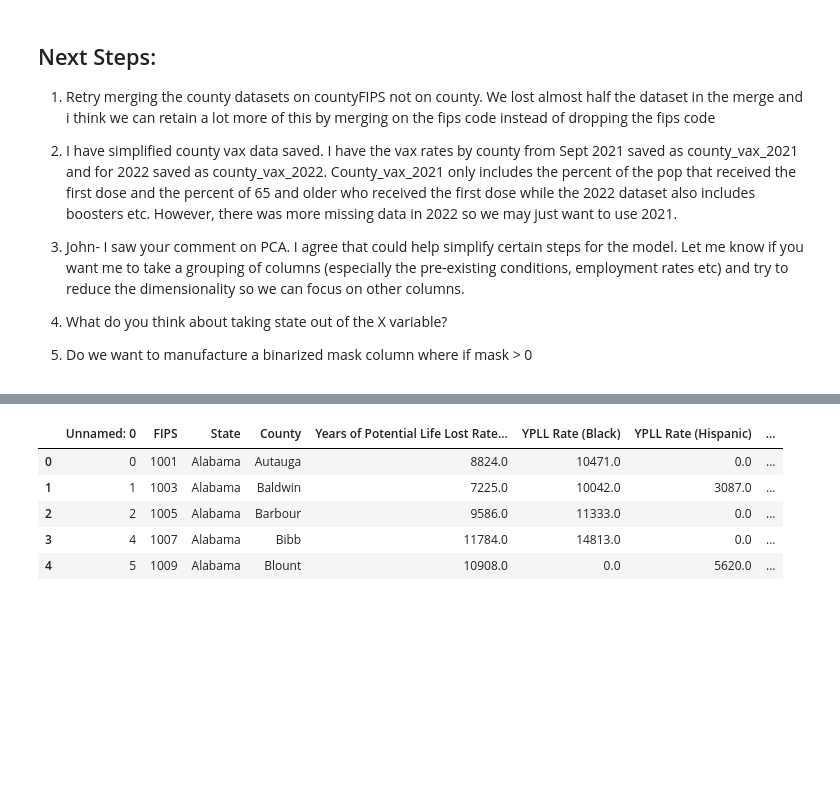
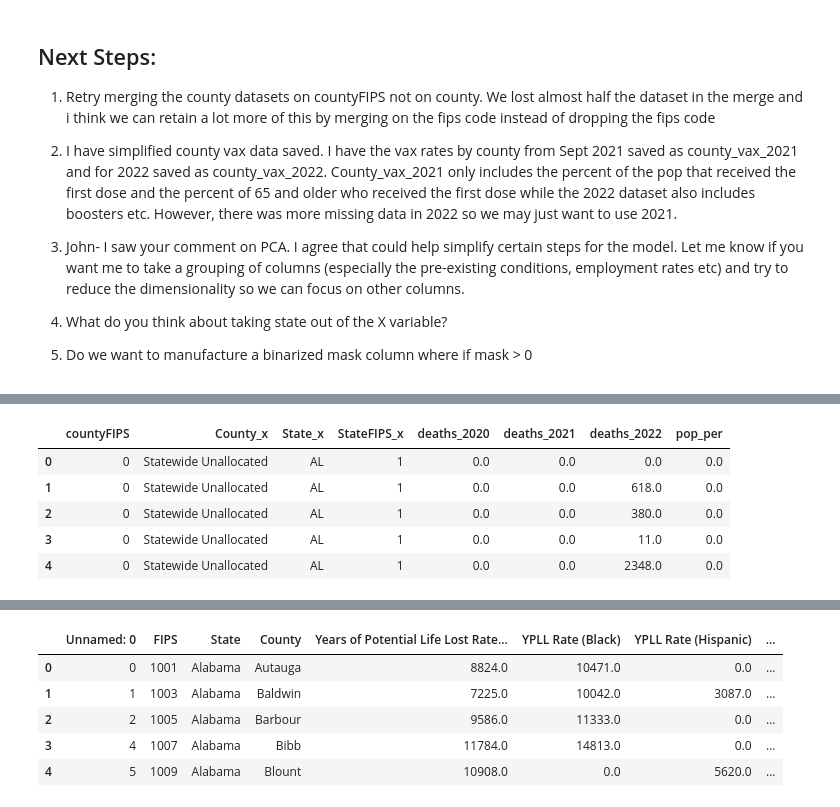
Before and after one commit to rafirahman27/Preparing_for_the_next_Pandemic, a Jupyter notebook: Modeling.ipynb, the cells around one changed output, grey strips where cells are left out. Cells and saved outputs as stored; diff of their text form; code cells hidden in the pictures; blank space fills up the shorter version.

```diff
--- a/Modeling.ipynb
+++ b/Modeling.ipynb
@@ -47,0 +221,8 @@ from sklearn.ensemble import AdaBoostRegressor, GradientBoostingRegressor
+# %%
+deaths = pd.read_csv('./Ignore/covid_deaths_usafacts.csv')
+
+for i in range(5, len(deaths.columns)):
+    deaths[deaths.columns[i]] = deaths[deaths.columns[i]] + deaths[deaths.columns[i - 1]]
+# %%
+deaths['County'] = deaths['County Name'].str.replace(r'\bCounty\b', '', regex=True).str.strip()
+deaths = pd.merge(deaths, pop_percent, how = 'left', on='countyFIPS').copy()
@@ -47,0 +249,2 @@ from sklearn.ensemble import AdaBoostRegressor, GradientBoostingRegressor
+# %%
+deaths_2020 = deaths_2020.drop_duplicates()
@@ -47,0 +273,35 @@ from sklearn.ensemble import AdaBoostRegressor, GradientBoostingRegressor
+# %%
+deaths_2022 = deaths[['countyFIPS', 'County', 'State', 'StateFIPS', '2022-12-31', 'pop %']].copy()
+deaths_2022.rename(columns = {'2022-12-31': 'deaths_2022', 'pop %': 'pop_per'}, inplace =True)
+for state_abbr in state_abbreviations:
+    # Calculate total_unallocated for the current state
+    total_unallocated = deaths_2022.loc[
+        (deaths_2022['State'] == state_abbr) & (deaths_2022['County'] == 'Statewide Unallocated'),
+        'deaths_2022'
+    ].values[0]
+
+    county_list = deaths_2022.loc[deaths_2022['State'] == state_abbr, 'County'].unique()
+
+    for county in county_list:
+        deaths_2022.loc[
+            (deaths_2022['State'] == state_abbr) & (deaths_2022['County'] == county),
+            'deaths_2022'
+        ] += total_unallocated * deaths_2022.loc[
+            (deaths_2022['State'] == state_abbr) & (deaths_2022['County'] == county),
+            'pop_per'
+        ]
+
+deaths_2022 = deaths_2022.drop_duplicates()
+# %%
+merged_deaths = pd.merge(deaths_2020, deaths_2021, how='left', on='countyFIPS')
+county_deaths = pd.merge(merged_deaths, deaths_2022, how='left', on='countyFIPS')
+county_deaths.drop(columns = ['County','State', 'StateFIPS', 'pop_per_x', 'County_y', 'State_y', 'StateFIPS_y',
+                  'pop_per_y'], inplace=True)
+county_deaths.head()
+# %% [output]
+|  | countyFIPS | County_x | State_x | StateFIPS_x | deaths_2020 | deaths_2021 | deaths_2022 | pop_per |
+| 0 | 0 | Statewide Unallocated | AL | 1 | 0.0 | 0.0 | 0.0 | 0.0 |
+| 1 | 0 | Statewide Unallocated | AL | 1 | 0.0 | 0.0 | 618.0 | 0.0 |
+| 2 | 0 | Statewide Unallocated | AL | 1 | 0.0 | 0.0 | 380.0 | 0.0 |
+| 3 | 0 | Statewide Unallocated | AL | 1 | 0.0 | 0.0 | 11.0 | 0.0 |
+| 4 | 0 | Statewide Unallocated | AL | 1 | 0.0 | 0.0 | 2348.0 | 0.0 |
```
Also changed, not shown: parts of 54 cells of this notebook.
